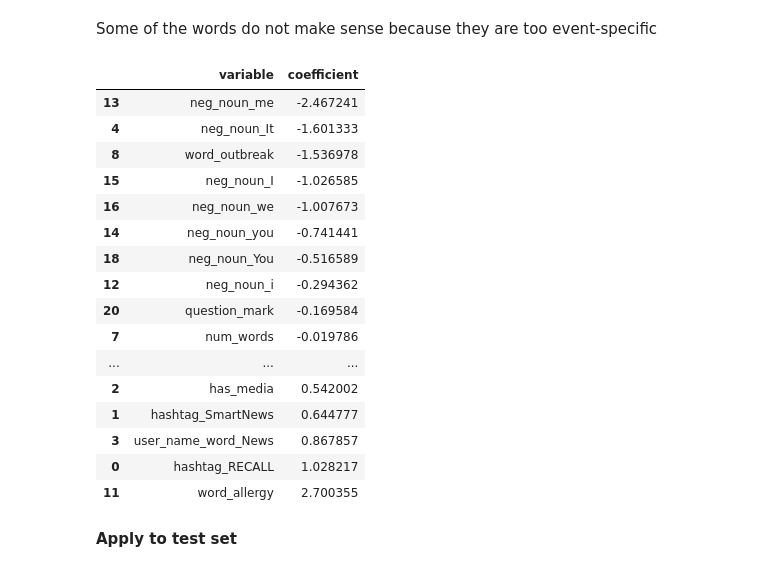
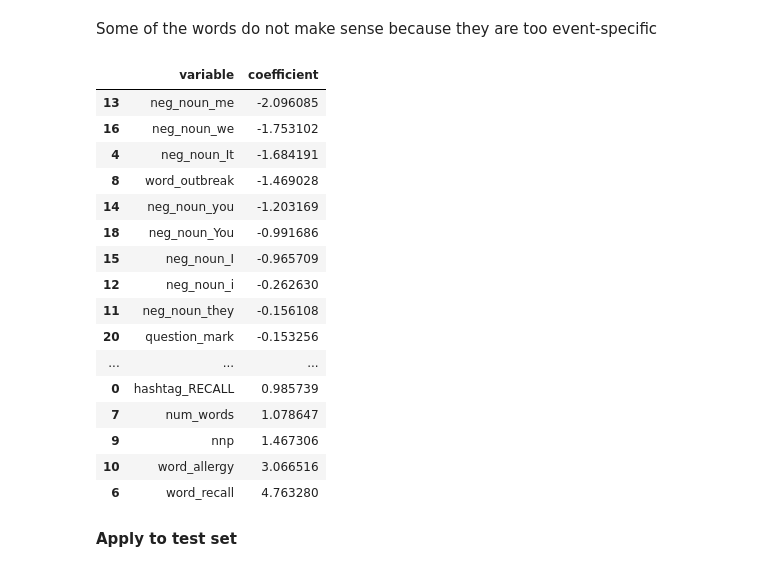
Before and after one commit to shiwang0211/future_food_challenge, a Jupyter notebook: Data Exploration.ipynb, the cells around one changed output. Cells and saved outputs as stored; diff of their text form; code cells hidden in the pictures.

```diff
--- a/Data Exploration.ipynb
+++ b/Data Exploration.ipynb
@@ -463,6 +506,6 @@ def get_noun_chunk(text):
         return []
 # %%
 %%time
-df_train_merge['nouns'] = df_train_merge['Abstract'].apply(get_noun_chunk)
-df_test_merge['nouns'] = df_test_merge['Abstract'].apply(get_noun_chunk)
+df_train_merge['nouns'] = df_train_merge['New_Title'].apply(clean_sentence).apply(get_noun_chunk)
+df_test_merge['nouns'] = df_test_merge['New_Title'].apply(clean_sentence).apply(get_noun_chunk)
 # %% [output]
@@ -535,6 +578,6 @@ def get_nnp(text):
         return count
 # %%
 %%time
-df_train_merge['nnp'] = df_train_merge['Abstract'].apply(get_nnp)
-df_test_merge['nnp'] = df_test_merge['Abstract'].apply(get_nnp)
+df_train_merge['nnp'] = df_train_merge['New_Title'].apply(clean_sentence).apply(get_nnp)
+df_test_merge['nnp'] = df_test_merge['New_Title'].apply(clean_sentence).apply(get_nnp)
 # %% [output]
@@ -563,6 +606,9 @@ pd.Series(y_1_nnp).value_counts()[:5]
 Name: nnp, dtype: int64
 # %% [markdown]
 ***Features***
+# %%
+df_train_merge['nnp'] = df_train_merge['nnp'] > 0
+df_test_merge['nnp'] = df_test_merge['nnp'] > 0
 # %%
 features.add('nnp')
 # %% [markdown]
@@ -742,8 +788,8 @@ Name: ab_clean, dtype: int64
 # %% [markdown]
 ***Features***
 # %%
-df_train_merge['num_words'] = df_train_merge['ab_clean'].apply(len)
-df_test_merge['num_words'] = df_test_merge['ab_clean'].apply(len)
+df_train_merge['num_words'] = df_train_merge['ab_clean'].apply(len) > 5
+df_test_merge['num_words'] = df_test_merge['ab_clean'].apply(len) > 5
 features.add('num_words')
 # %% [markdown]
 ## User Name
@@ -935,25 +981,25 @@ lr_ = lr_.fit(X = X_train, y = y_train)
 Some of the words do not make sense because they are too event-specific
 # %%
 coef_df = pd.DataFrame({'variable':features_, 'coefficient':lr_.coef_[0]})
-coef_df.sort_values(by = 'coefficient').head(20)
+coef_df.sort_values(by = 'coefficient')
 # %% [output]
 |  | variable | coefficient |
-| 13 | neg_noun_me | -2.467241 |
-| 4 | neg_noun_It | -1.601333 |
-| 8 | word_outbreak | -1.536978 |
-| 15 | neg_noun_I | -1.026585 |
-| 16 | neg_noun_we | -1.007673 |
-| 14 | neg_noun_you | -0.741441 |
-| 18 | neg_noun_You | -0.516589 |
-| 12 | neg_noun_i | -0.294362 |
-| 20 | question_mark | -0.169584 |
-| 7 | num_words | -0.019786 |
+| 13 | neg_noun_me | -2.096085 |
+| 16 | neg_noun_we | -1.753102 |
+| 4 | neg_noun_It | -1.684191 |
+| 8 | word_outbreak | -1.469028 |
+| 14 | neg_noun_you | -1.203169 |
+| 18 | neg_noun_You | -0.991686 |
+| 15 | neg_noun_I | -0.965709 |
+| 12 | neg_noun_i | -0.262630 |
+| 11 | neg_noun_they | -0.156108 |
+| 20 | question_mark | -0.153256 |
 | ... | ... | ... |
-| 2 | has_media | 0.542002 |
-| 1 | hashtag_SmartNews | 0.644777 |
-| 3 | user_name_word_News | 0.867857 |
-| 0 | hashtag_RECALL | 1.028217 |
-| 11 | word_allergy | 2.700355 |
+| 0 | hashtag_RECALL | 0.985739 |
+| 7 | num_words | 1.078647 |
+| 9 | nnp | 1.467306 |
+| 10 | word_allergy | 3.066516 |
+| 6 | word_recall | 4.763280 |
 # %% [markdown]
 **Apply to test set**
 # %%
```
Also changed, not shown: parts of 38 cells of this notebook.
